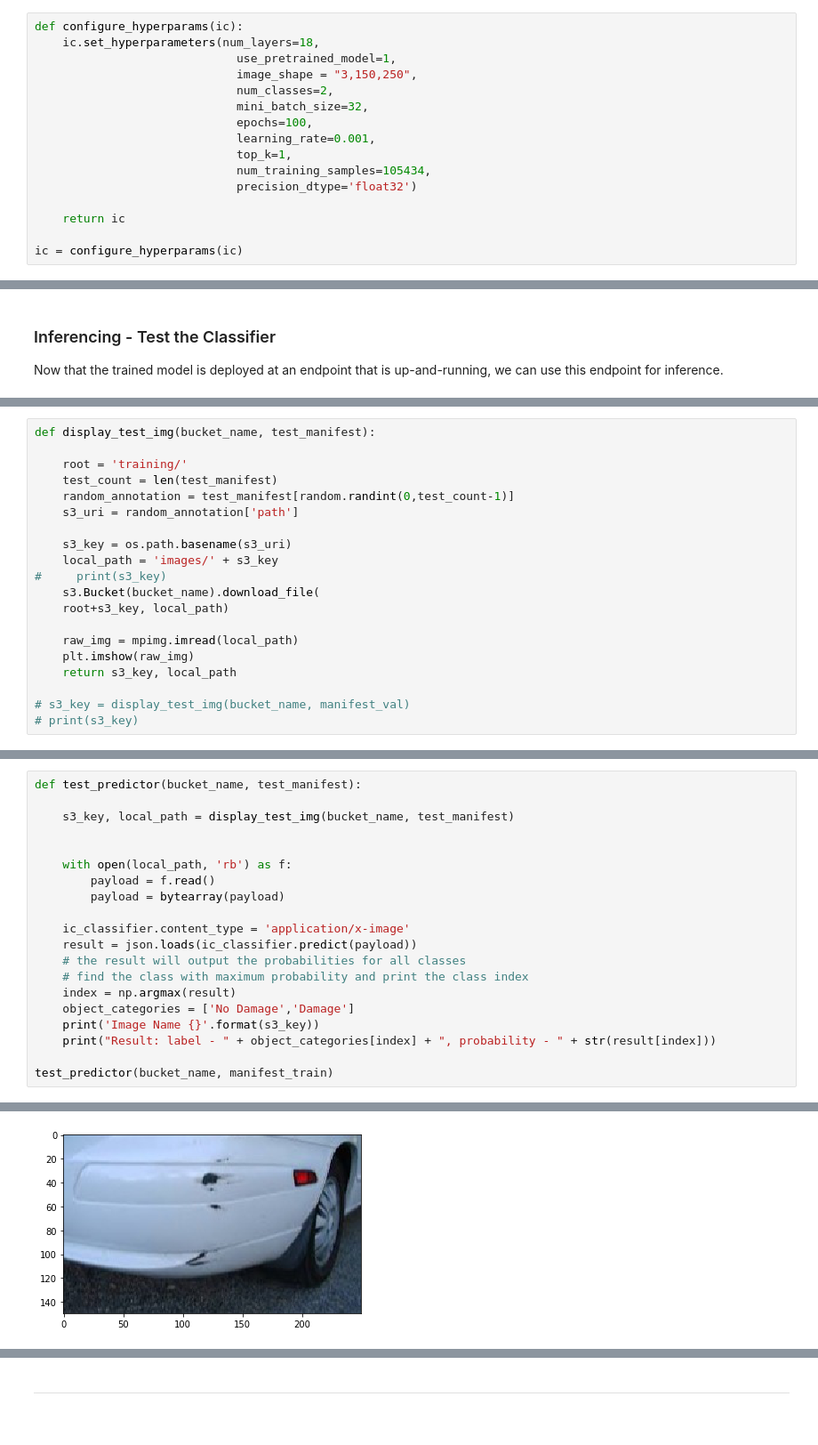
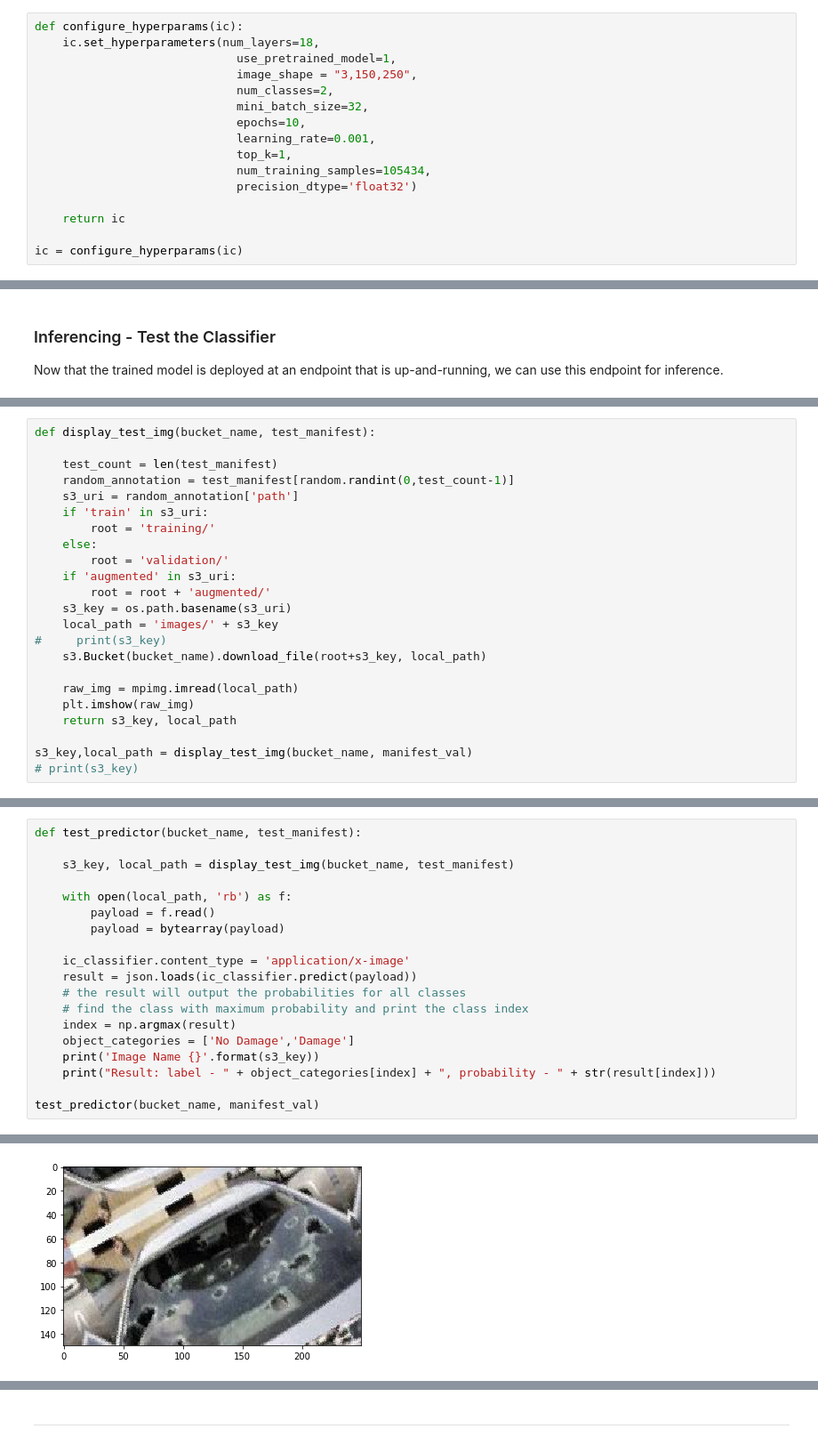
Before and after one commit to raminetinati/Car-Damage-Detector, a Jupyter notebook: Model-2-Car-Damage-Detector/Model-2-Car-Damage-Detection.ipynb, the cells around one changed output, grey strips where cells are left out. Shown at 89% size. Cells and saved outputs as stored; diff of their text form.

```diff
--- a/Model-2-Car-Damage-Detector/Model-2-Car-Damage-Detection.ipynb
+++ b/Model-2-Car-Damage-Detector/Model-2-Car-Damage-Detection.ipynb
@@ -296,7 +285,7 @@ def configure_hyperparams(ic):
                              image_shape = "3,150,250",
                              num_classes=2,
                              mini_batch_size=32,
-                             epochs=100,
+                             epochs=10,
                              learning_rate=0.001,
                              top_k=1,
                              num_training_samples=105434,
@@ -378,20 +403,23 @@ Now that the trained model is deployed at an endpoint that is up-and-running, we
 # %%
 def display_test_img(bucket_name, test_manifest):
 
-    root = 'training/'
     test_count = len(test_manifest)
     random_annotation = test_manifest[random.randint(0,test_count-1)]
     s3_uri = random_annotation['path']
-
+    if 'train' in s3_uri:
+        root = 'training/'
+    else:
+        root = 'validation/'
+    if 'augmented' in s3_uri:
+        root = root + 'augmented/'
     s3_key = os.path.basename(s3_uri)
     local_path = 'images/' + s3_key
 #     print(s3_key)
-    s3.Bucket(bucket_name).download_file(
-    root+s3_key, local_path)
+    s3.Bucket(bucket_name).download_file(root+s3_key, local_path)
 
     raw_img = mpimg.imread(local_path)
     plt.imshow(raw_img)
     return s3_key, local_path
 
-# s3_key = display_test_img(bucket_name, manifest_val)
+s3_key,local_path = display_test_img(bucket_name, manifest_val)
 # print(s3_key)
@@ -399,7 +429,6 @@ def display_test_img(bucket_name, test_manifest):
 def test_predictor(bucket_name, test_manifest):
 
     s3_key, local_path = display_test_img(bucket_name, test_manifest)
-
 
     with open(local_path, 'rb') as f:
         payload = f.read()
@@ -414,5 +443,5 @@ def test_predictor(bucket_name, test_manifest):
     print('Image Name {}'.format(s3_key))
     print("Result: label - " + object_categories[index] + ", probability - " + str(result[index]))
 
-test_predictor(bucket_name, manifest_train)
+test_predictor(bucket_name, manifest_val)
 # %% [output]
@@ -421 +450 @@ Result: label - Damage, probability - 0.9526905417442322
-[figure, old version]
+[figure, new version]
```
Also changed, not shown: parts of 11 cells of this notebook.
